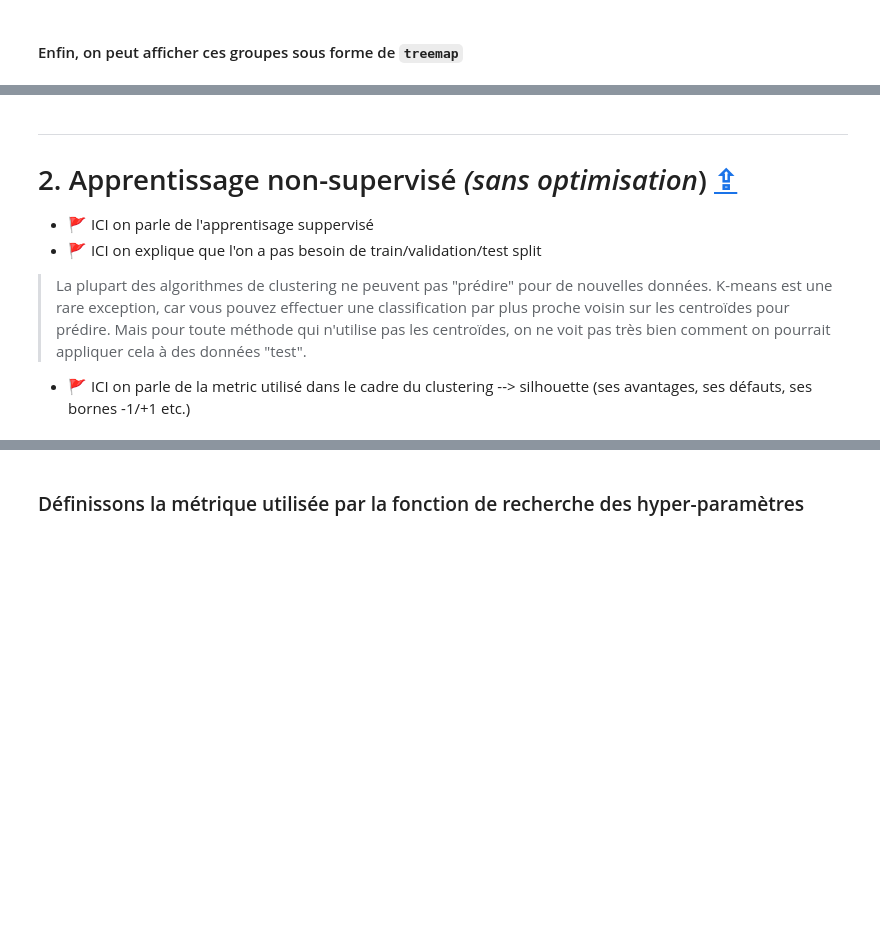
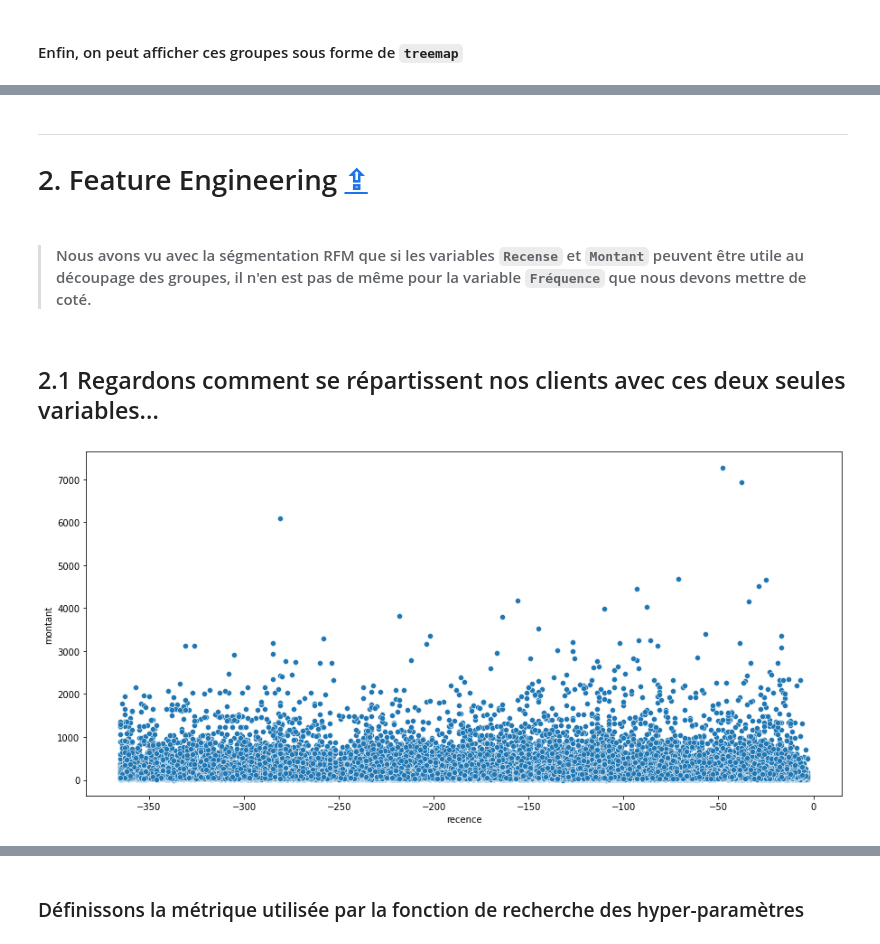
Before and after one commit to Valkea/OC_AI_05, a Jupyter notebook: 02_Clustering.ipynb, the cells around one changed output, grey strips where cells are left out. Cells and saved outputs as stored; diff of their text form; code cells hidden in the pictures; blank space fills up the shorter version.

```diff
--- a/02_Clustering.ipynb
+++ b/02_Clustering.ipynb
@@ -378,8 +410,3 @@ plt.show()
 # %% [markdown]
 ---
-# 2. Apprentissage non-supervisé *(sans optimisation*)  <a class="anchor" id="unsupervised"></a> [⇪](#menu)
-
-- 🚩 ICI on parle de l'apprentisage suppervisé
-- 🚩 ICI on explique que l'on a pas besoin de train/validation/test split
-> La plupart des algorithmes de clustering ne peuvent pas "prédire" pour de nouvelles données. K-means est une rare exception, car vous pouvez effectuer une classification par plus proche voisin sur les centroïdes pour prédire. Mais pour toute méthode qui n'utilise pas les centroïdes, on ne voit pas très bien comment on pourrait appliquer cela à des données "test".
-- 🚩 ICI on parle de la metric utilisé dans le cadre du clustering --> silhouette (ses avantages, ses défauts, ses bornes -1/+1 etc.)
+# 2. Feature Engineering <a class="anchor" id="fe"></a> [⇪](#menu)
@@ -389,0 +413,10 @@ X_cluster = RFM_data[['recence','montant']].sample(frac=0.1)
+# %% [markdown]
+>#### Nous avons vu avec la ségmentation RFM que si les variables `Recense` et `Montant` peuvent être utile au découpage des groupes, il n'en est pas de même pour la variable `Fréquence` que nous devons mettre de coté.
+# %% [markdown]
+## 2.1 Regardons comment se répartissent nos clients avec ces deux seules variables...
+# %%
+fig = plt.figure(figsize=(15,7))
+sns.scatterplot(x=RFM_data['recence'], y=RFM_data['montant'])
+plt.show()
+# %% [output]
+[figure, new version]
```
Also changed, not shown: parts of 57 cells of this notebook.
